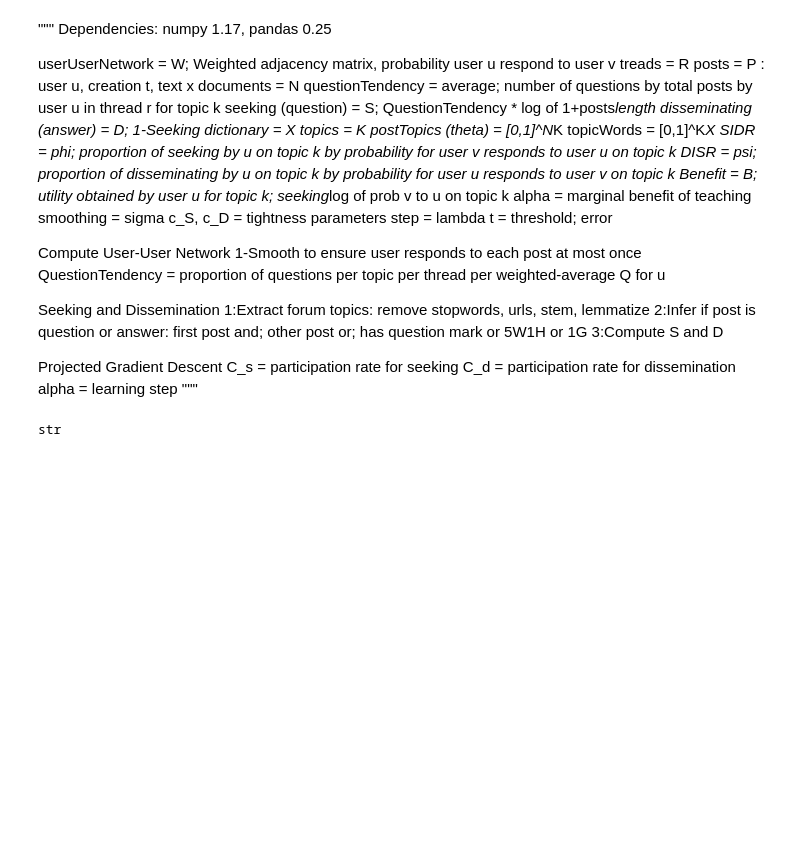
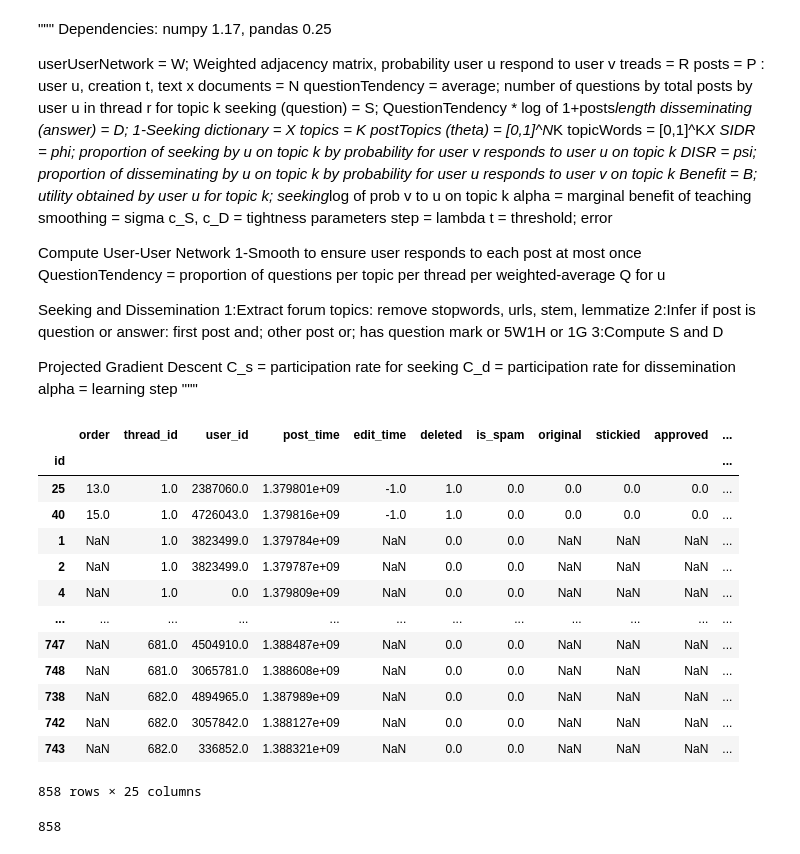
Before and after one commit to davidjlemay/social_learning_network_analysis, a Jupyter notebook: SNA-Coursera.ipynb, the cells around one changed output. Drawn from its saved outputs; the diff is of its cells as text; code cells hidden in the pictures; blank space fills up the shorter version.

```diff
--- a/SNA-Coursera.ipynb
+++ b/SNA-Coursera.ipynb
@@ -67,4 +71,0 @@ df = pd.concat(threads,ignore_index=True,sort=False)
-# %%
-type(df.loc[10028,'post_text'])
-# %% [output]
-str
@@ -71,3 +81,24 @@ str
+# %%
+df[df['comment_text'].isna() == False].sort_values(['thread_id','order'])
+# %% [output]
+|  | order | thread_id | user_id | post_time | edit_time | deleted | is_spam | original | stickied | approved | ... |
+| id |  |  |  |  |  |  |  |  |  |  | ... |
+| 25 | 13.0 | 1.0 | 2387060.0 | 1.379801e+09 | -1.0 | 1.0 | 0.0 | 0.0 | 0.0 | 0.0 | ... |
+| 40 | 15.0 | 1.0 | 4726043.0 | 1.379816e+09 | -1.0 | 1.0 | 0.0 | 0.0 | 0.0 | 0.0 | ... |
+| 1 | NaN | 1.0 | 3823499.0 | 1.379784e+09 | NaN | 0.0 | 0.0 | NaN | NaN | NaN | ... |
+| 2 | NaN | 1.0 | 3823499.0 | 1.379787e+09 | NaN | 0.0 | 0.0 | NaN | NaN | NaN | ... |
+| 4 | NaN | 1.0 | 0.0 | 1.379809e+09 | NaN | 0.0 | 0.0 | NaN | NaN | NaN | ... |
+| ... | ... | ... | ... | ... | ... | ... | ... | ... | ... | ... | ... |
+| 747 | NaN | 681.0 | 4504910.0 | 1.388487e+09 | NaN | 0.0 | 0.0 | NaN | NaN | NaN | ... |
+| 748 | NaN | 681.0 | 3065781.0 | 1.388608e+09 | NaN | 0.0 | 0.0 | NaN | NaN | NaN | ... |
+| 738 | NaN | 682.0 | 4894965.0 | 1.387989e+09 | NaN | 0.0 | 0.0 | NaN | NaN | NaN | ... |
+| 742 | NaN | 682.0 | 3057842.0 | 1.388127e+09 | NaN | 0.0 | 0.0 | NaN | NaN | NaN | ... |
+| 743 | NaN | 682.0 | 336852.0 | 1.388321e+09 | NaN | 0.0 | 0.0 | NaN | NaN | NaN | ... |
+858 rows × 25 columns
+# %%
+df[df['comment_text'].isnull() == False]['comment_text'].size
+# %% [output]
+858
 # %%
 total_posts = 0
 for x in threads:
```
Also changed, not shown: parts of 40 cells of this notebook.
